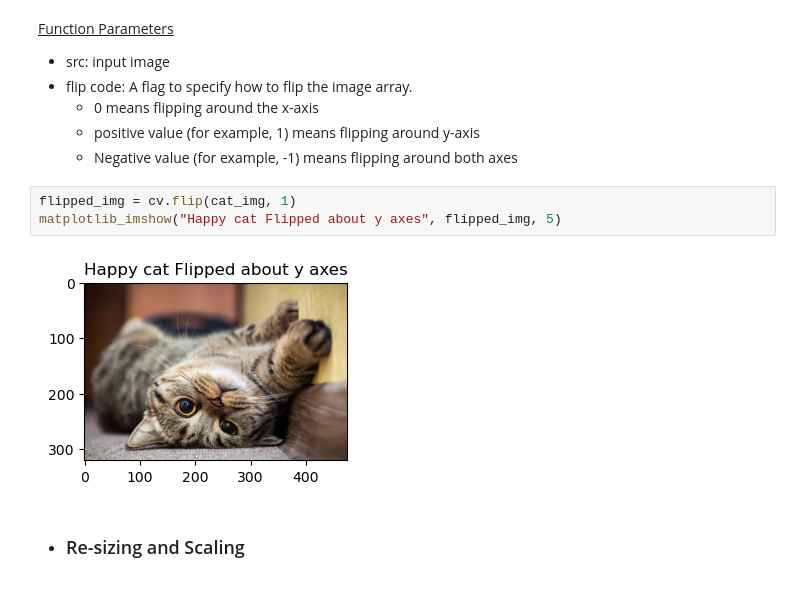
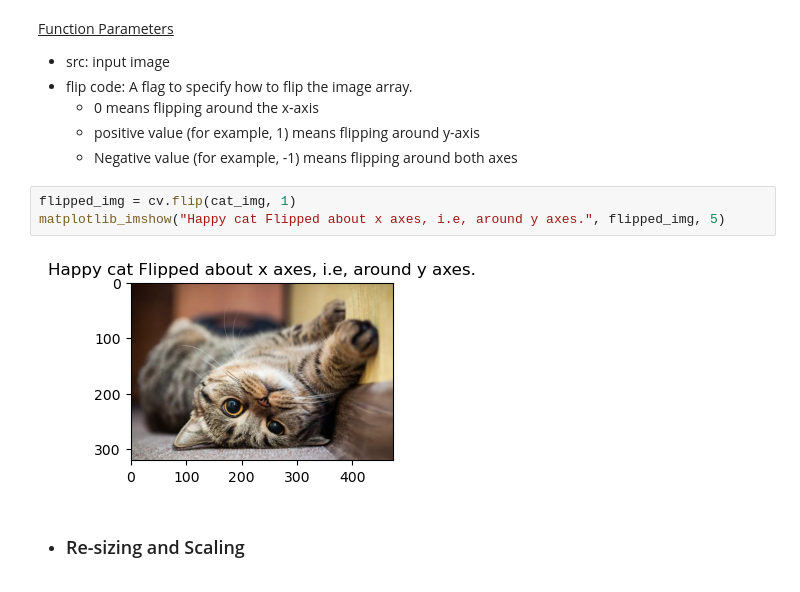
Before and after one commit to MaidulHasan/OpenCV_Basics, a Jupyter notebook: 05_rotating_flipping_resizing_and_cropping.ipynb, the cells around one changed output. Saved outputs shown, nothing was run; the diff lists cells and outputs as text.

```diff
--- a/03_rotating_flipping_resizing_and_cropping.ipynb
+++ b/05_rotating_flipping_resizing_and_cropping.ipynb
@@ -67,9 +67,9 @@ We can do this by rotating the image by 180 degrees or using the `cv.flip()` met
     - Negative value (for example, -1) means flipping around both axes
 # %%
 flipped_img = cv.flip(cat_img, 1)
-matplotlib_imshow("Happy cat Flipped about y axes", flipped_img, 5)
+matplotlib_imshow("Happy cat Flipped about x axes, i.e, around y axes.", flipped_img, 5)
 # %% [output]
-[figure, old version]
+[figure, new version]
 # %% [markdown]
 - ### Re-sizing and Scaling
 # %% [markdown]
```
Also changed, not shown: 5 other files.
